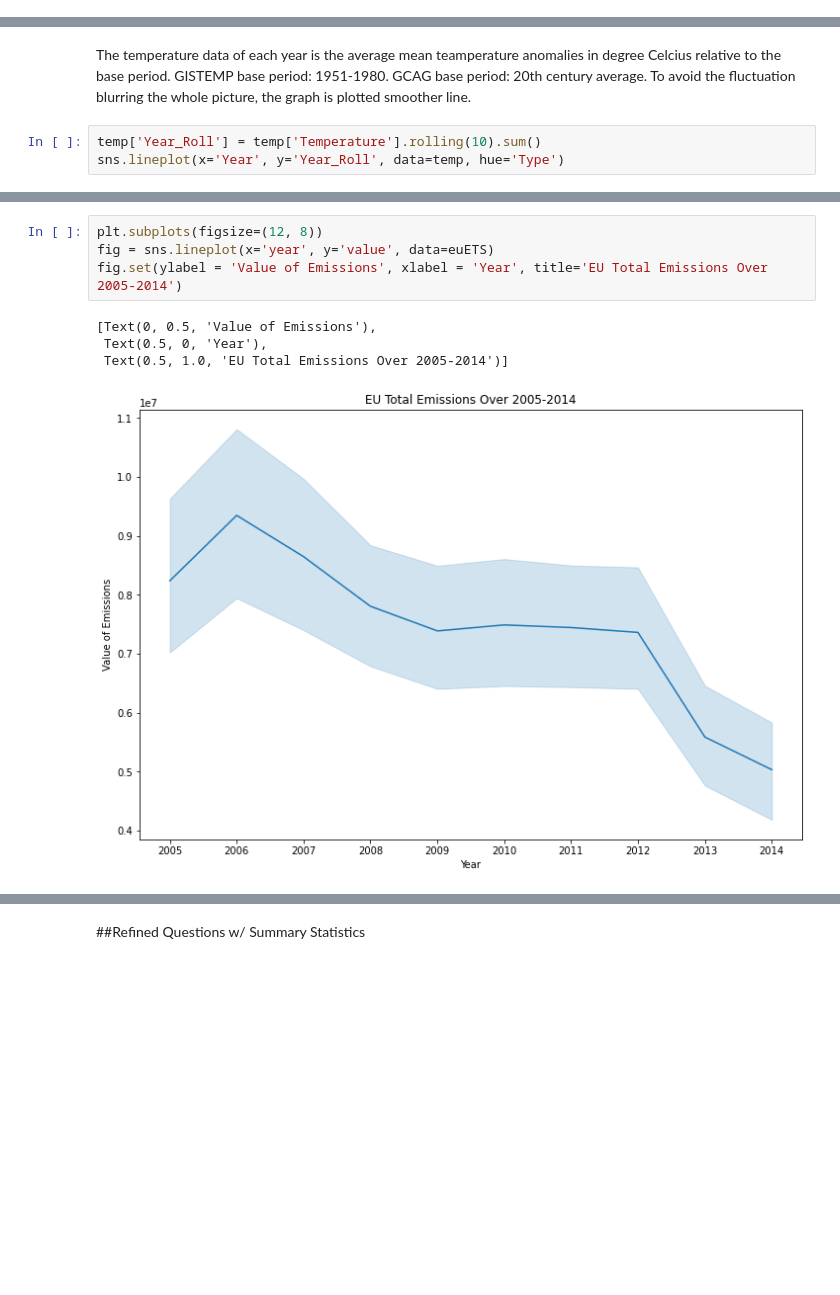
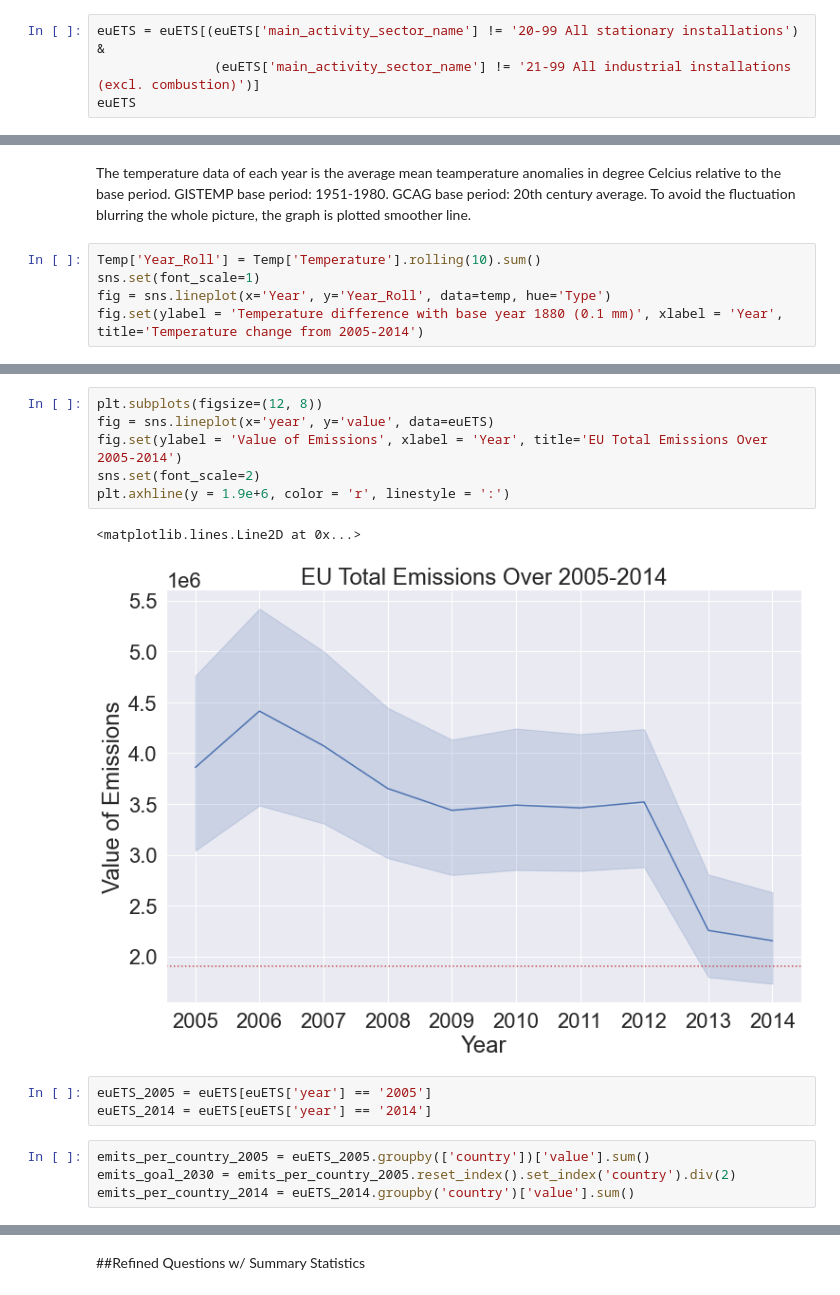
Before and after one commit to Yi-Hsueh-Yang/EU_Climate, a Jupyter notebook: EDA.ipynb, the cells around one changed output, grey strips where cells are left out. Saved outputs shown, nothing was run; the diff lists cells and outputs as text; blank space fills up the shorter version.

```diff
--- a/EDA.ipynb
+++ b/EDA.ipynb
@@ -408,0 +516,4 @@ euETS.head()
+# %%
+euETS = euETS[(euETS['main_activity_sector_name'] != '20-99 All stationary installations') &
+               (euETS['main_activity_sector_name'] != '21-99 All industrial installations (excl. combustion)')]
+euETS
@@ -709,6 +944,8 @@ sea_filter2['GMSL'].plot(kind='box', figsize=(7,5))
 # %% [markdown]
 The temperature data of each year is the average mean teamperature anomalies in degree Celcius relative to the base period. GISTEMP base period: 1951-1980. GCAG base period: 20th century average. To avoid the fluctuation blurring the whole picture, the graph is plotted smoother line.
 # %%
-temp['Year_Roll'] = temp['Temperature'].rolling(10).sum()
-sns.lineplot(x='Year', y='Year_Roll', data=temp, hue='Type')
+Temp['Year_Roll'] = Temp['Temperature'].rolling(10).sum()
+sns.set(font_scale=1)
+fig = sns.lineplot(x='Year', y='Year_Roll', data=temp, hue='Type')
+fig.set(ylabel = 'Temperature difference with base year 1880 (0.1 mm)', xlabel = 'Year', title='Temperature change from 2005-2014')
 # %% [output]
@@ -717,9 +956,16 @@ sns.lineplot(x='Year', y='Year_Roll', data=temp, hue='Type')
 # %%
 plt.subplots(figsize=(12, 8))
 fig = sns.lineplot(x='year', y='value', data=euETS)
 fig.set(ylabel = 'Value of Emissions', xlabel = 'Year', title='EU Total Emissions Over 2005-2014')
+sns.set(font_scale=2)
+plt.axhline(y = 1.9e+6, color = 'r', linestyle = ':')
 # %% [output]
-[Text(0, 0.5, 'Value of Emissions'),
- Text(0.5, 0, 'Year'),
- Text(0.5, 1.0, 'EU Total Emissions Over 2005-2014')]
+<matplotlib.lines.Line2D at 0x...>
-[figure, old version]
+[figure, new version]
+# %%
+euETS_2005 = euETS[euETS['year'] == '2005']
+euETS_2014 = euETS[euETS['year'] == '2014']
+# %%
+emits_per_country_2005 = euETS_2005.groupby(['country'])['value'].sum()
+emits_goal_2030 = emits_per_country_2005.reset_index().set_index('country').div(2)
+emits_per_country_2014 = euETS_2014.groupby('country')['value'].sum()
```
Also changed, not shown: parts of 61 cells of this notebook, 15 other files.
